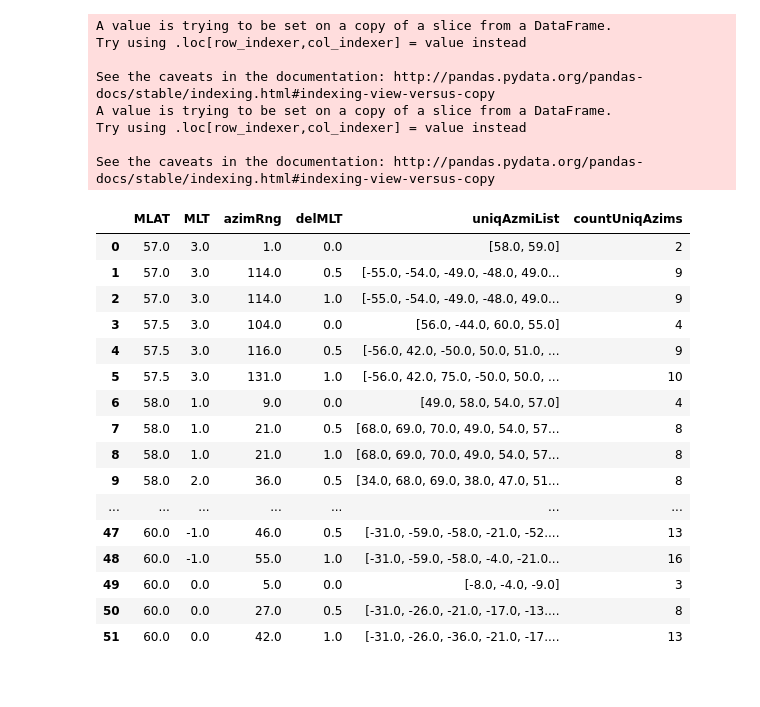
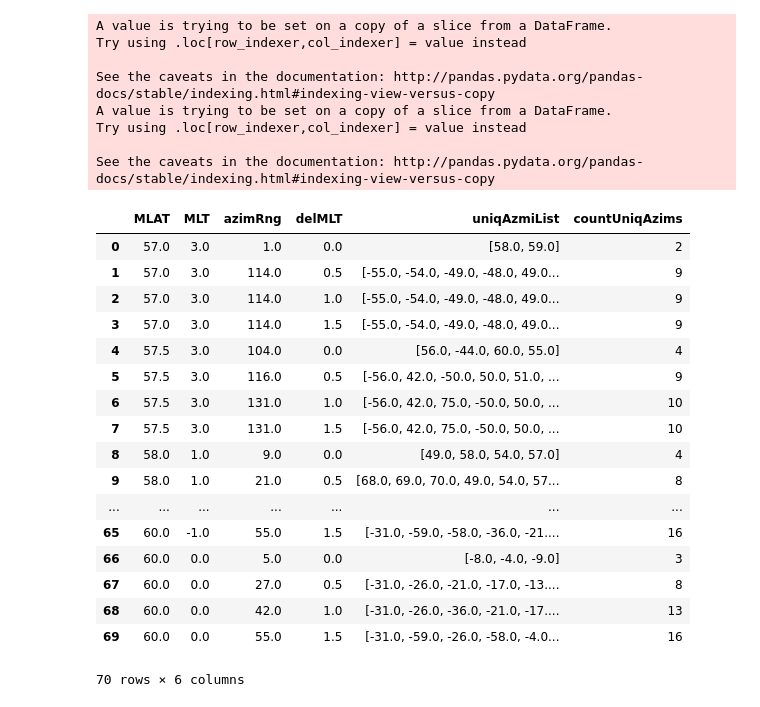
Before and after one commit to bharatreddy/indsvels, a Jupyter notebook: ipy/lshell-box.ipynb, the cells around one changed output. Cells and saved outputs as stored; diff of their text form; code cells hidden in the pictures.

```diff
--- a/ipy/lshell-box.ipynb
+++ b/ipy/lshell-box.ipynb
@@ -18,7 +18,7 @@ mincutOffLosVel = 50.
 maxcutOffLosVel = 2000.
 mincutOffspWdth = 100.
 maxcutOffspWdth = 500.
-cellAzmRngCutoff = 35.
+cellAzmRngCutoff = 40.
 cellCntUniqAzimsCutoff = 5.
 minCutOffPwr = 3.
 cellSizenormMLT = 1.
@@ -26,10 +26,13 @@ cellSizeMLAT = 0.5
 cutoffAzimStdErr = 100.
 cutoffVelStdErr = 25.
 cutoffKSPval = 0.1
+cutoffKSPAzimStd = 0.9
 cutoffKSDstatDMLT = 0.7
 cutOffPredWestDelTheta = 25.
+cutoffAzmStdLowVal = 5.
 minNumPntsCutoffCell = 5 # Somewhat arbitrary determination!!
 fitAzmType = "azimCalcMag"
+mltFitRange = 1.5
 # %%
 inpCols = [ "beam", "range", "geoAzm", "azimCalcMag", "magAzm", "vLos"\
            , "MLAT", "MLT", "MLON", "GLAT", "GLON", "radId"\
@@ -84,11 +87,11 @@ for la in numpy.arange( minLat, maxLat+1, cellSizeMLAT ):
         # get MLTs closest to the current one
         # we'll check the closest MLTs which are
         # 0, 0.5 and 1 MLT. We'll not go beyond
-        # +/- 1.5 hour in MLT (3 MLT hour range)
+        # +/- 1. hour in MLT (2 MLT hour range)
         # keep a list of unq azim values at diff
         # del MLT ranges
         fullUniqAzimList = []
-        for delMLT in numpy.arange( 0., 1.5, 0.5 ):
+        for delMLT in numpy.arange( 0., mltFitRange+0.5, 0.5 ):
             currAzimValsDF = mltAzmDF[ \
                 abs(mltAzmDF["normMLTRound"] - ml) <= delMLT ]#["rndAzim"]
             # Check if there are any values
@@ -102,46 +105,47 @@ for la in numpy.arange( minLat, maxLat+1, cellSizeMLAT ):
             uniqAzimListMlt.append( ml )
             uniqAzimListdelMLT.append( delMLT )
             uniqAzimListAzimsUniq.append( fullUniqAzimList )
             uniqAzimListAzimRange.append( \
                     max(fullUniqAzimList) - min(fullUniqAzimList) )
 
 # convert to a dataframe
 azimCharDF = pandas.DataFrame(
     {'MLAT': uniqAzimListMlat,
      'MLT': uniqAzimListMlt,
      'delMLT': uniqAzimListdelMLT,
      'uniqAzmiList': uniqAzimListAzimsUniq,
      'azimRng': uniqAzimListAzimRange
     })
 # In each row get a count of uniqAzims
 azimCharDF["countUniqAzims"] = [ len(x) for x in azimCharDF["uniqAzmiList"] ]
 azimCharDF.head(100)
 # %% [output]
 A value is trying to be set on a copy of a slice from a DataFrame.
 Try using .loc[row_indexer,col_indexer] = value instead
 
 See the caveats in the documentation: http://pandas.pydata.org/pandas-docs/stable/indexing.html#indexing-view-versus-copy
 A value is trying to be set on a copy of a slice from a DataFrame.
 Try using .loc[row_indexer,col_indexer] = value instead
 
 See the caveats in the documentation: http://pandas.pydata.org/pandas-docs/stable/indexing.html#indexing-view-versus-copy
 |  | MLAT | MLT | azimRng | delMLT | uniqAzmiList | countUniqAzims |
 | 0 | 57.0 | 3.0 | 1.0 | 0.0 | [58.0, 59.0] | 2 |
 | 1 | 57.0 | 3.0 | 114.0 | 0.5 | [-55.0, -54.0, -49.0, -48.0, 49.0... | 9 |
 | 2 | 57.0 | 3.0 | 114.0 | 1.0 | [-55.0, -54.0, -49.0, -48.0, 49.0... | 9 |
-| 3 | 57.5 | 3.0 | 104.0 | 0.0 | [56.0, -44.0, 60.0, 55.0] | 4 |
-| 4 | 57.5 | 3.0 | 116.0 | 0.5 | [-56.0, 42.0, -50.0, 50.0, 51.0, ... | 9 |
-| 5 | 57.5 | 3.0 | 131.0 | 1.0 | [-56.0, 42.0, 75.0, -50.0, 50.0, ... | 10 |
-| 6 | 58.0 | 1.0 | 9.0 | 0.0 | [49.0, 58.0, 54.0, 57.0] | 4 |
-| 7 | 58.0 | 1.0 | 21.0 | 0.5 | [68.0, 69.0, 70.0, 49.0, 54.0, 57... | 8 |
-| 8 | 58.0 | 1.0 | 21.0 | 1.0 | [68.0, 69.0, 70.0, 49.0, 54.0, 57... | 8 |
-| 9 | 58.0 | 2.0 | 36.0 | 0.5 | [34.0, 68.0, 69.0, 38.0, 47.0, 51... | 8 |
+| 3 | 57.0 | 3.0 | 114.0 | 1.5 | [-55.0, -54.0, -49.0, -48.0, 49.0... | 9 |
+| 4 | 57.5 | 3.0 | 104.0 | 0.0 | [56.0, -44.0, 60.0, 55.0] | 4 |
+| 5 | 57.5 | 3.0 | 116.0 | 0.5 | [-56.0, 42.0, -50.0, 50.0, 51.0, ... | 9 |
+| 6 | 57.5 | 3.0 | 131.0 | 1.0 | [-56.0, 42.0, 75.0, -50.0, 50.0, ... | 10 |
+| 7 | 57.5 | 3.0 | 131.0 | 1.5 | [-56.0, 42.0, 75.0, -50.0, 50.0, ... | 10 |
+| 8 | 58.0 | 1.0 | 9.0 | 0.0 | [49.0, 58.0, 54.0, 57.0] | 4 |
+| 9 | 58.0 | 1.0 | 21.0 | 0.5 | [68.0, 69.0, 70.0, 49.0, 54.0, 57... | 8 |
 | ... | ... | ... | ... | ... | ... | ... |
-| 47 | 60.0 | -1.0 | 46.0 | 0.5 | [-31.0, -59.0, -58.0, -21.0, -52.... | 13 |
-| 48 | 60.0 | -1.0 | 55.0 | 1.0 | [-31.0, -59.0, -58.0, -4.0, -21.0... | 16 |
-| 49 | 60.0 | 0.0 | 5.0 | 0.0 | [-8.0, -4.0, -9.0] | 3 |
-| 50 | 60.0 | 0.0 | 27.0 | 0.5 | [-31.0, -26.0, -21.0, -17.0, -13.... | 8 |
-| 51 | 60.0 | 0.0 | 42.0 | 1.0 | [-31.0, -26.0, -36.0, -21.0, -17.... | 13 |
+| 65 | 60.0 | -1.0 | 55.0 | 1.5 | [-31.0, -59.0, -58.0, -36.0, -21.... | 16 |
+| 66 | 60.0 | 0.0 | 5.0 | 0.0 | [-8.0, -4.0, -9.0] | 3 |
+| 67 | 60.0 | 0.0 | 27.0 | 0.5 | [-31.0, -26.0, -21.0, -17.0, -13.... | 8 |
+| 68 | 60.0 | 0.0 | 42.0 | 1.0 | [-31.0, -26.0, -36.0, -21.0, -17.... | 13 |
+| 69 | 60.0 | 0.0 | 55.0 | 1.5 | [-31.0, -59.0, -26.0, -58.0, -4.0... | 16 |
+70 rows × 6 columns
 # %%
 # Some fitting functions
 # Fit a sine curve for a given cell
```
Also changed, not shown: parts of 3 cells of this notebook, 3 other files.
